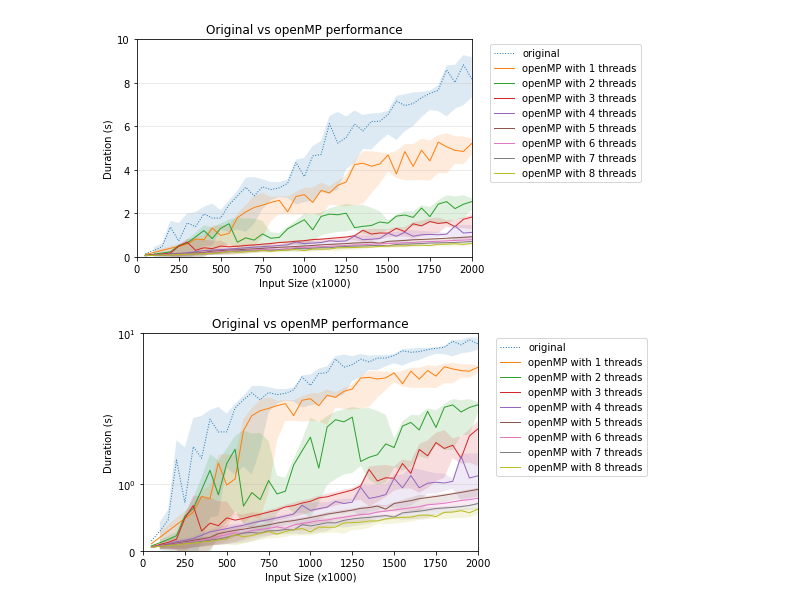
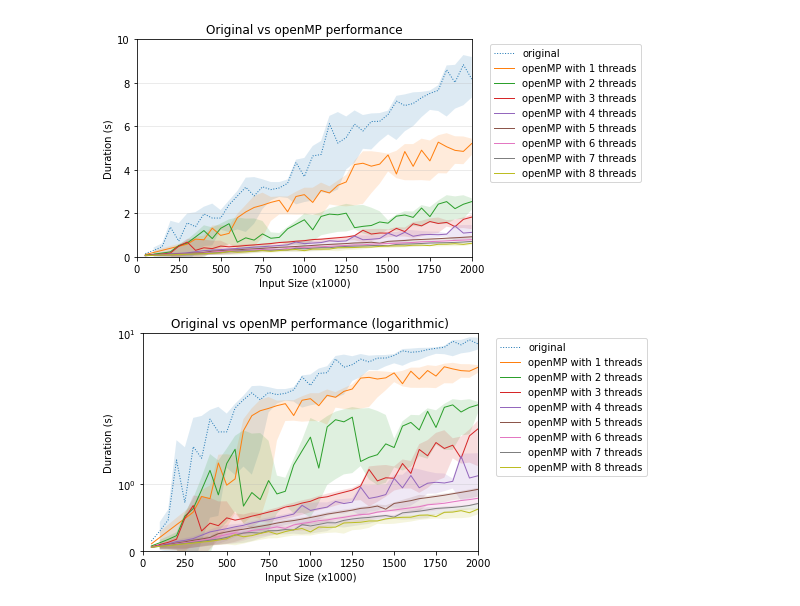
Before and after one commit to JordyAaldering/Parallel-Computing, a Jupyter notebook: evaluation/evaluation.ipynb, the cells around one changed output. Drawn from its saved outputs; the diff is of its cells as text; code cells hidden in the pictures.

```diff
--- a/evaluation/evaluation.ipynb
+++ b/evaluation/evaluation.ipynb
@@ -68,22 +68,22 @@ plt.show()
 # %%
 ax = plt.gca()
 
 plot_line(df_relax_grouped, ax, "original", ":")
 
 for name, group in df_openmp_grouped.groupby("threads"):
     label = f"openMP with {name} threads"
     plot_line(group, ax, label)
 
-plt.title("Original vs openMP performance")
+plt.title("Original vs openMP performance (logarithmic)")
 plt.xlabel("Input Size (x1000)")
 plt.ylabel("Duration (s)")
 
 plt.legend(bbox_to_anchor=(1.04,1), loc="upper left")
 plt.grid(axis="y", alpha=0.3)
 plt.xlim(0, 2000)
 plt.ylim(0, 10)
 plt.yscale("symlog")
 
 plt.show()
 # %% [output]
-[figure, old version]
+[figure, new version]
```
